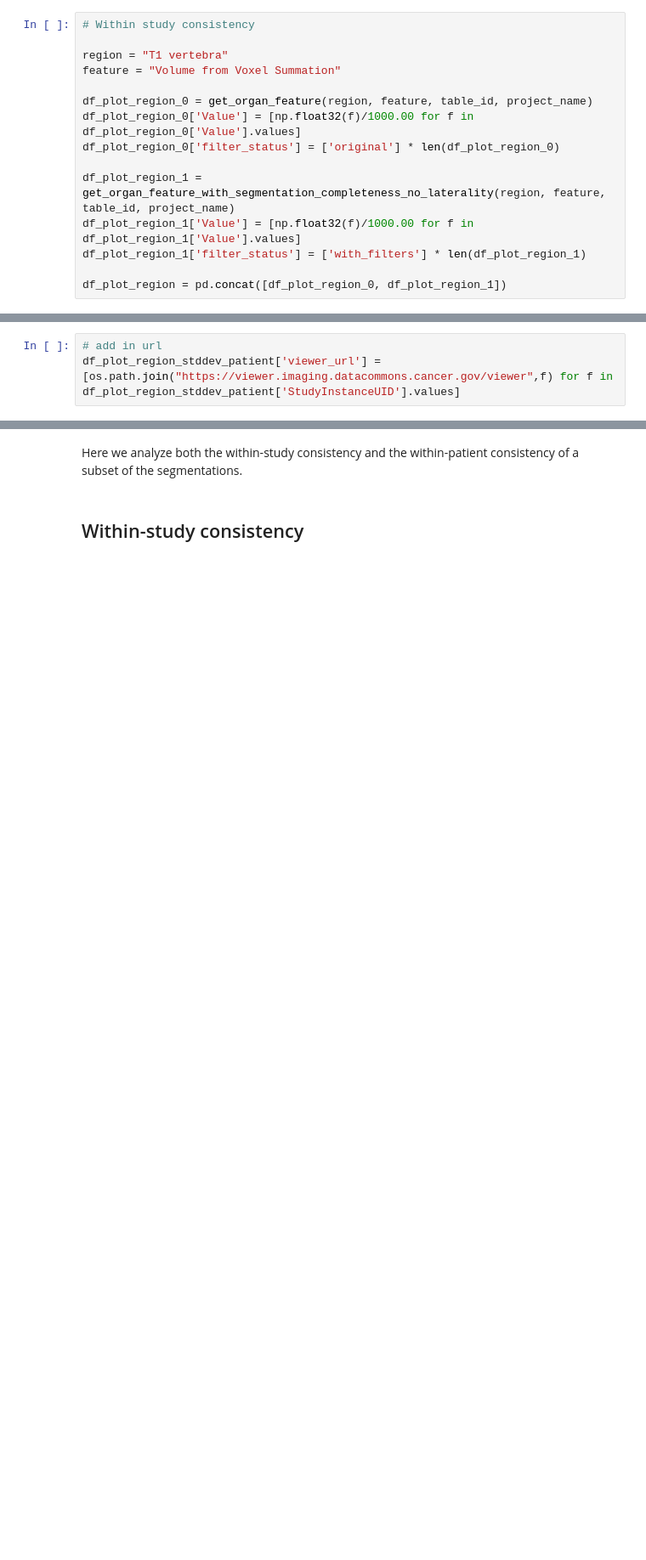
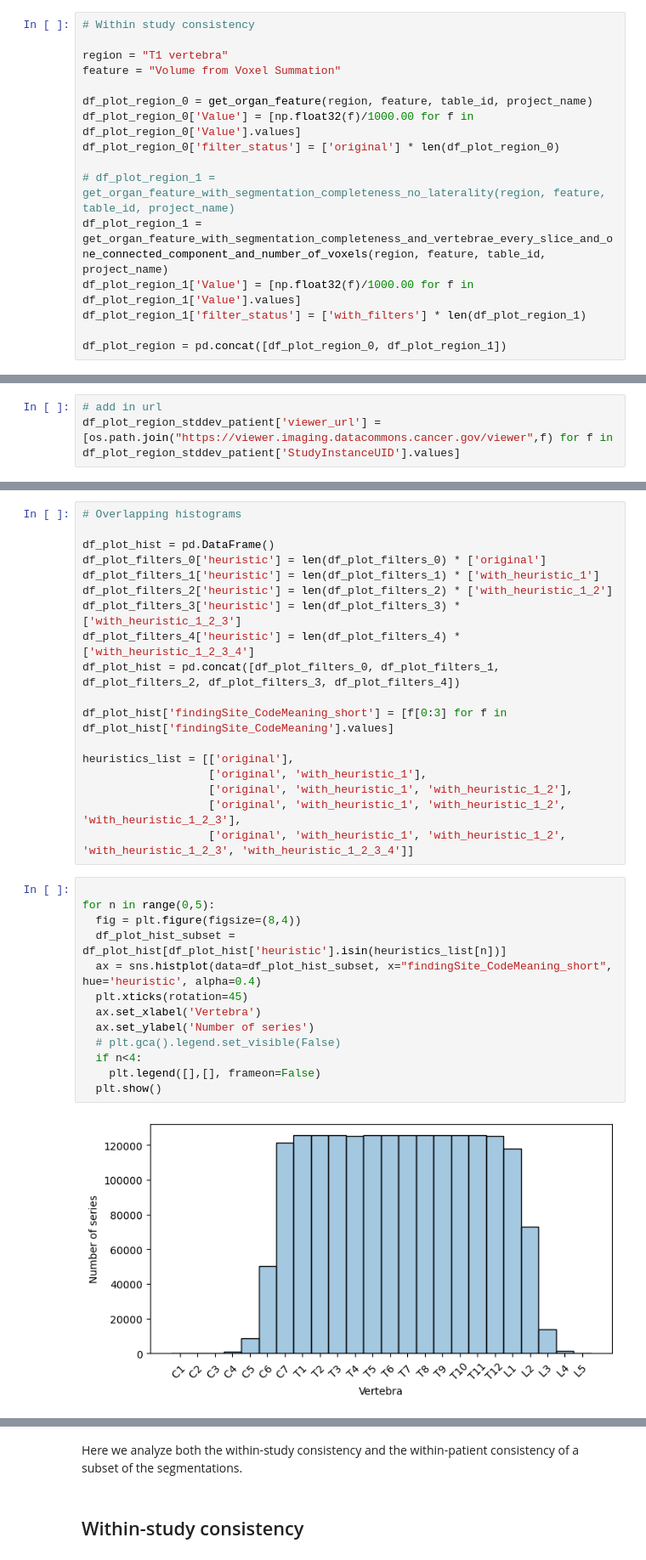
Before and after one commit to deepakri201/neurips_nlst_totalsegmentator, a Jupyter notebook: NeurIPS_Datasets_and_Benchmarks_NLST_TotalSegmentator.ipynb, the cells around one changed output, grey strips where cells are left out. Shown at 85% size. Cells and saved outputs as stored; diff of their text form; blank space fills up the shorter version.

```diff
--- a/NeurIPS_Datasets_and_Benchmarks_NLST_TotalSegmentator.ipynb
+++ b/NeurIPS_Datasets_and_Benchmarks_NLST_TotalSegmentator.ipynb
@@ -503,7 +1219,8 @@ df_plot_region_0 = get_organ_feature(region, feature, table_id, project_name)
 df_plot_region_0['Value'] = [np.float32(f)/1000.00 for f in df_plot_region_0['Value'].values]
 df_plot_region_0['filter_status'] = ['original'] * len(df_plot_region_0)
 
-df_plot_region_1 = get_organ_feature_with_segmentation_completeness_no_laterality(region, feature, table_id, project_name)
+# df_plot_region_1 = get_organ_feature_with_segmentation_completeness_no_laterality(region, feature, table_id, project_name)
+df_plot_region_1 = get_organ_feature_with_segmentation_completeness_and_vertebrae_every_slice_and_one_connected_component_and_number_of_voxels(region, feature, table_id, project_name)
 df_plot_region_1['Value'] = [np.float32(f)/1000.00 for f in df_plot_region_1['Value'].values]
 df_plot_region_1['filter_status'] = ['with_filters'] * len(df_plot_region_1)
 
@@ -800,0 +1451,33 @@ create_bokeh_plot_before_and_after_heuristics(df_plot_region_stddev_patient, '/c
+# %%
+# Overlapping histograms
+
+df_plot_hist = pd.DataFrame()
+df_plot_filters_0['heuristic'] = len(df_plot_filters_0) * ['original']
+df_plot_filters_1['heuristic'] = len(df_plot_filters_1) * ['with_heuristic_1']
+df_plot_filters_2['heuristic'] = len(df_plot_filters_2) * ['with_heuristic_1_2']
+df_plot_filters_3['heuristic'] = len(df_plot_filters_3) * ['with_heuristic_1_2_3']
+df_plot_filters_4['heuristic'] = len(df_plot_filters_4) * ['with_heuristic_1_2_3_4']
+df_plot_hist = pd.concat([df_plot_filters_0, df_plot_filters_1, df_plot_filters_2, df_plot_filters_3, df_plot_filters_4])
+
+df_plot_hist['findingSite_CodeMeaning_short'] = [f[0:3] for f in df_plot_hist['findingSite_CodeMeaning'].values]
+
+heuristics_list = [['original'],
+                   ['original', 'with_heuristic_1'],
+                   ['original', 'with_heuristic_1', 'with_heuristic_1_2'],
+                   ['original', 'with_heuristic_1', 'with_heuristic_1_2', 'with_heuristic_1_2_3'],
+                   ['original', 'with_heuristic_1', 'with_heuristic_1_2', 'with_heuristic_1_2_3', 'with_heuristic_1_2_3_4']]
+# %%
+
+for n in range(0,5):
+  fig = plt.figure(figsize=(8,4))
+  df_plot_hist_subset = df_plot_hist[df_plot_hist['heuristic'].isin(heuristics_list[n])]
+  ax = sns.histplot(data=df_plot_hist_subset, x="findingSite_CodeMeaning_short", hue='heuristic', alpha=0.4)
+  plt.xticks(rotation=45)
+  ax.set_xlabel('Vertebra')
+  ax.set_ylabel('Number of series')
+  # plt.gca().legend.set_visible(False)
+  if n<4:
+    plt.legend([],[], frameon=False)
+  plt.show()
+# %% [output]
+[figure, added]
```
Also changed, not shown: parts of 169 cells of this notebook.
